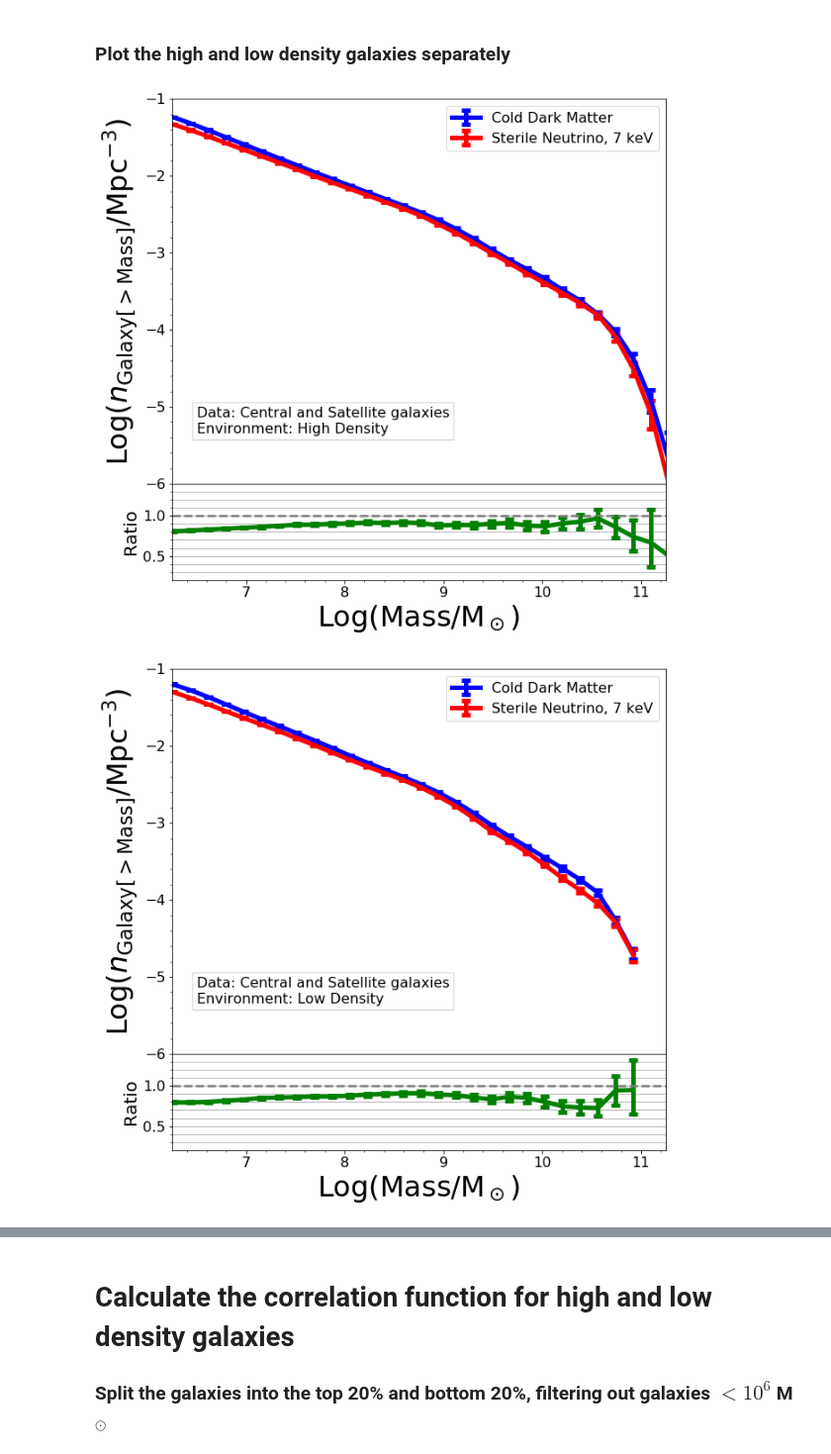
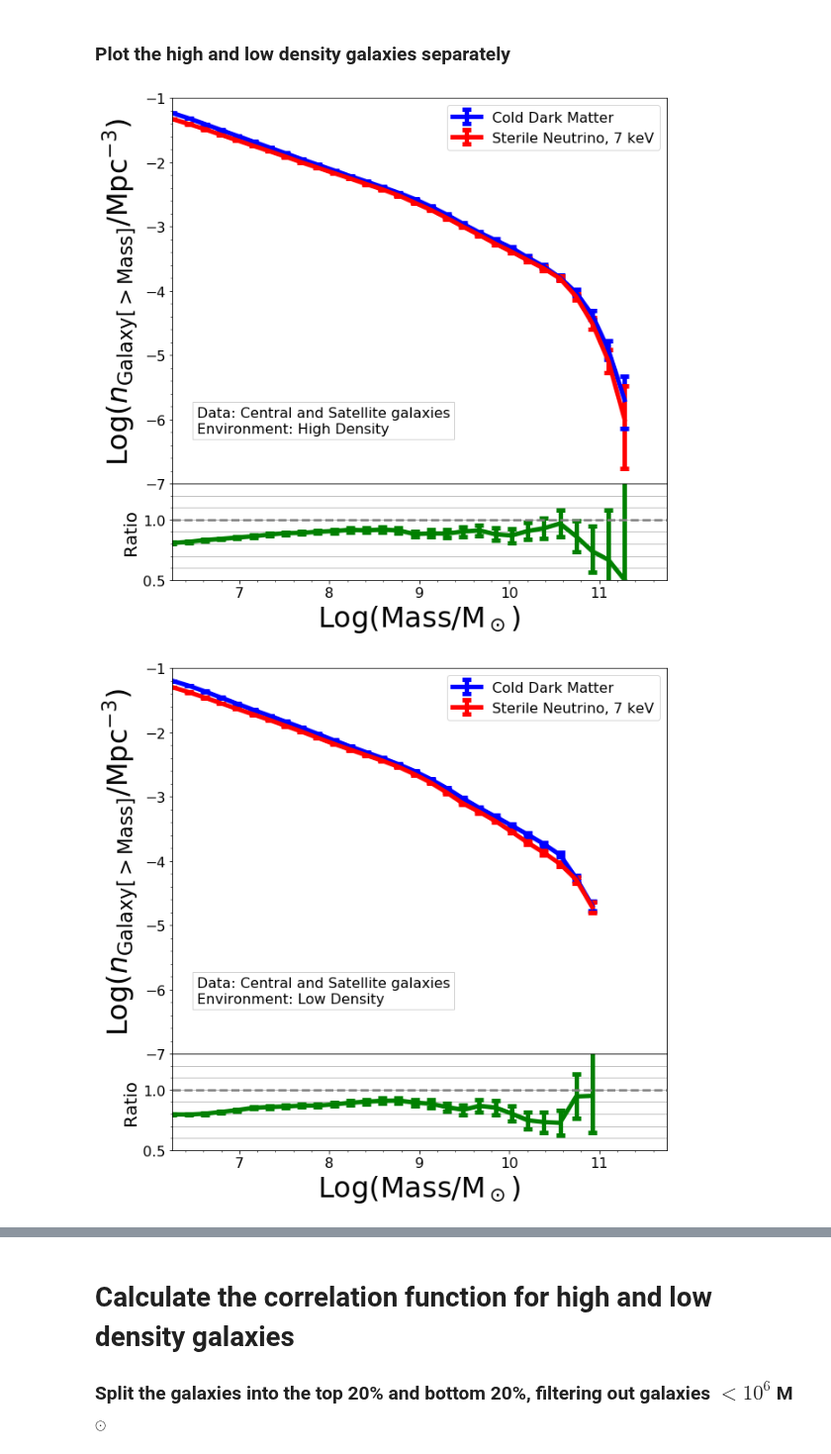
Before and after one commit to mshiferaw/WDM, a Jupyter notebook: Summer 2020/1 Environment_Galaxies_Part4.ipynb, the cells around one changed output, grey strips where cells are left out. Shown at 99% size. Cells and saved outputs as stored; diff of their text form; code cells hidden in the pictures.

```diff
--- a/Summer 2020/1 Environment_Galaxies_Part4.ipynb
+++ b/Summer 2020/1 Environment_Galaxies_Part4.ipynb
@@ -625,38 +692,38 @@ textstr = '\n'.join((
 props = dict(facecolor='none', edgecolor='lightgrey', pad = 5.0)
 
 plt.figure(figsize=(10,10))
 grid = gridspec.GridSpec(2,1, height_ratios = [4,1])
 grid.update(hspace = 0)
 grid0 = plt.subplot(grid[0])
 grid1 = plt.subplot(grid[1])
 
 grid0.errorbar(np.log10(bins[:-1]),np.log10(n_cdm),yerr=[low_lim_cdm_top,up_lim_cdm_top],
                capsize = 5,capthick = 5,label = "Cold Dark Matter",linewidth = 5,color = "blue")
 grid0.errorbar(np.log10(bins[:-1]),np.log10(n_wdm),yerr = [low_lim_wdm_top,up_lim_wdm_top],
                capsize = 5,capthick = 5,label = "Sterile Neutrino, 7 keV",linewidth = 5,color = "red")
 grid0.set_ylabel(r"Log($n_{\rm {Galaxy[>Mass]}}$/Mpc$^{-3}$)", fontsize = 32)
 grid0.legend(fontsize=16) # [0.09,0.17] [0.15, 0.175]
 grid0.minorticks_on()
 grid0.tick_params(labelsize=16)
-grid0.set_ylim(-6, -1)
-grid0.set_xlim(6.25, 11.25)
+grid0.set_ylim(-7, -1)
+grid0.set_xlim(6.25, 11.75)
 grid0.text(0.05, 0.2, textstr, transform=grid0.transAxes, fontsize=16, verticalalignment='top', bbox=props)
 
 grid1.errorbar(np.log10(bins[:-1]), ratio_top, yerr = [low_lim_ratio_top, up_lim_ratio_top],
                capsize = 5, capthick = 5, linewidth = 5, color = "green")
 grid1.set_xlabel("Log(Mass/M$_\odot$)", fontsize = 32)
 grid1.set_ylabel("Ratio", fontsize = 20)
 grid1.axhline(y = 1, color = "grey", ls = "--", linewidth = 2.5)
 grid1.minorticks_on()
 grid1.tick_params(labelsize=16)
-grid1.set_ylim(0.2, 1.4)
-grid1.set_xlim(6.25, 11.25)
+grid1.set_ylim(0.5, 1.3)
+grid1.set_xlim(6.25, 11.75)
 grid1.yaxis.grid(which = "both")
 
 plt.savefig('Images/Summer2020/CSMF_High_all.pdf')
 plt.show()
 # %% [output]
-[figure, old version]
+[figure, new version]
 # %%
 # line plot of histogram
 
@@ -683,8 +750,8 @@ grid0.set_ylabel(r"Log($n_{\rm {Galaxy[>Mass]}}$/Mpc$^{-3}$)", fontsize = 32)
 grid0.legend(fontsize=16) # [0.09,0.17] [0.15, 0.175]
 grid0.minorticks_on()
 grid0.tick_params(labelsize=16)
-grid0.set_ylim(-6, -1)
-grid0.set_xlim(6.25, 11.25)
+grid0.set_ylim(-7, -1)
+grid0.set_xlim(6.25, 11.75)
 grid0.text(0.05, 0.2, textstr, transform=grid0.transAxes, fontsize=16, verticalalignment='top', bbox=props)
 
 grid1.errorbar(np.log10(bins[:-1]), ratio_low, yerr = [low_lim_ratio_low, up_lim_ratio_low],
@@ -694,11 +761,11 @@ grid1.set_ylabel("Ratio", fontsize = 20)
 grid1.axhline(y = 1, color = "grey", ls = "--", linewidth = 2.5)
 grid1.minorticks_on()
 grid1.tick_params(labelsize=16)
-grid1.set_ylim(0.2, 1.4)
-grid1.set_xlim(6.25, 11.25)
+grid1.set_ylim(0.5, 1.3)
+grid1.set_xlim(6.25, 11.75)
 grid1.yaxis.grid(which = "both")
 
 plt.savefig('Images/Summer2020/CSMF_Low_all.pdf')
 plt.show()
 # %% [output]
-[figure, old version]
+[figure, new version]
```
Also changed, not shown: parts of 8 cells of this notebook.
